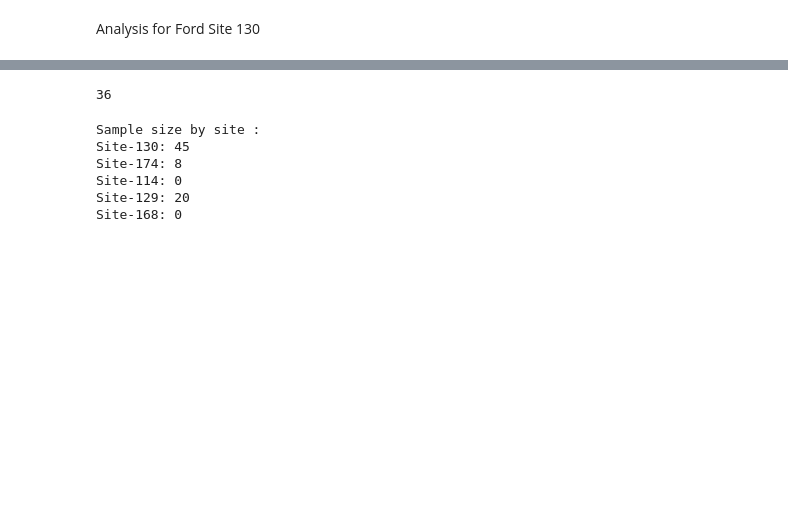
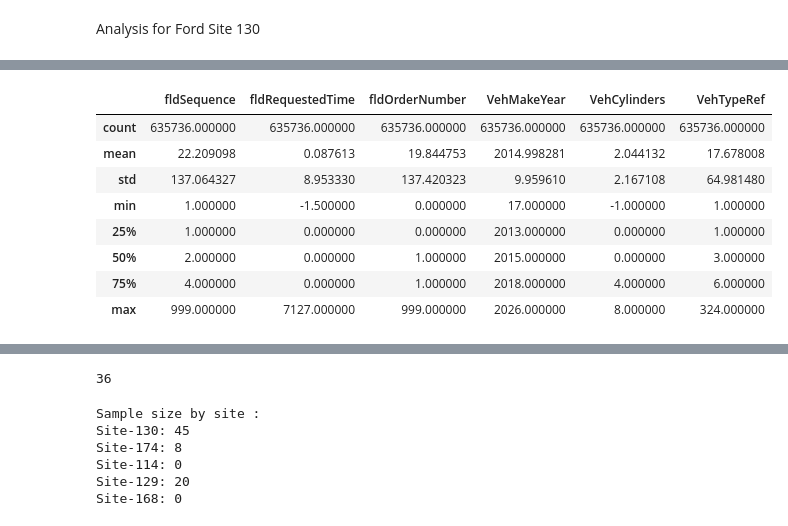
Before and after one commit to MeliPax/SPG, a Jupyter notebook: research/maximus_part_recomendation.ipynb, the cells around one changed output, grey strips where cells are left out. Saved outputs shown, nothing was run; the diff lists cells and outputs as text; code cells hidden in the pictures; blank space fills up the shorter version.

```diff
--- a/research/maximus_part_recomendation.ipynb
+++ b/research/maximus_part_recomendation.ipynb
@@ -2036,0 +2063,18 @@ update_existing_parts_in_localPartsMaster(partslines_tbl_168)
+# %%
+
+request_tbl_130.isnull().sum()
+
+combined_df = pd.concat([request_tbl_114, request_tbl_129, request_tbl_130, request_tbl_168, request_tbl_172], ignore_index= True)
+# %%
+
+combined_df.describe()
+# %% [output]
+|  | fldSequence | fldRequestedTime | fldOrderNumber | VehMakeYear | VehCylinders | VehTypeRef |
+| count | 635736.000000 | 635736.000000 | 635736.000000 | 635736.000000 | 635736.000000 | 635736.000000 |
+| mean | 22.209098 | 0.087613 | 19.844753 | 2014.998281 | 2.044132 | 17.678008 |
+| std | 137.064327 | 8.953330 | 137.420323 | 9.959610 | 2.167108 | 64.981480 |
+| min | 1.000000 | -1.500000 | 0.000000 | 17.000000 | -1.000000 | 1.000000 |
+| 25% | 1.000000 | 0.000000 | 0.000000 | 2013.000000 | 0.000000 | 1.000000 |
+| 50% | 2.000000 | 0.000000 | 1.000000 | 2015.000000 | 0.000000 | 3.000000 |
+| 75% | 4.000000 | 0.000000 | 1.000000 | 2018.000000 | 4.000000 | 6.000000 |
+| max | 999.000000 | 7127.000000 | 999.000000 | 2026.000000 | 8.000000 | 324.000000 |
```
Also changed, not shown: parts of 20 cells of this notebook, 21 other files.
